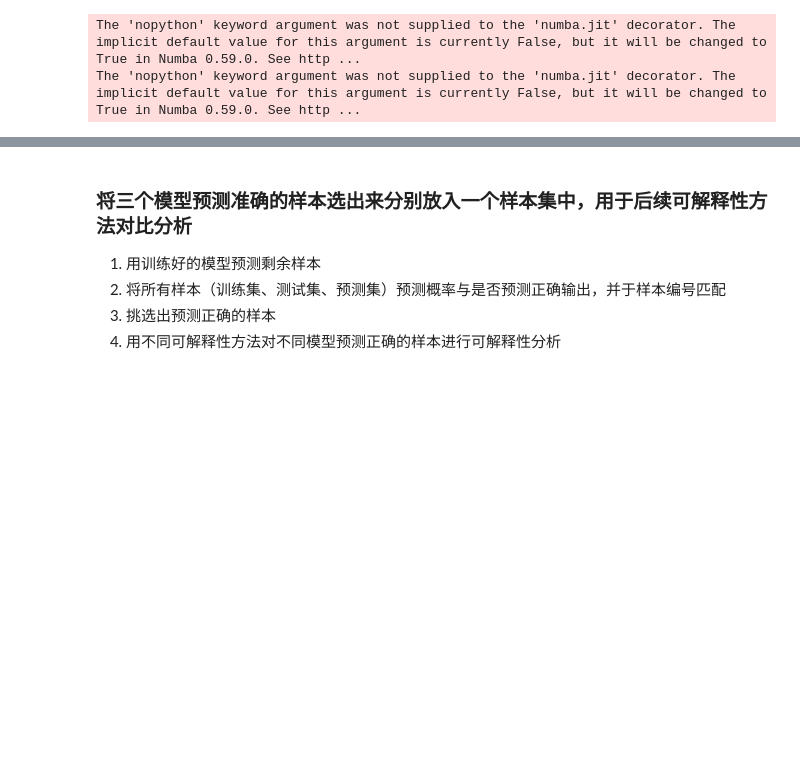
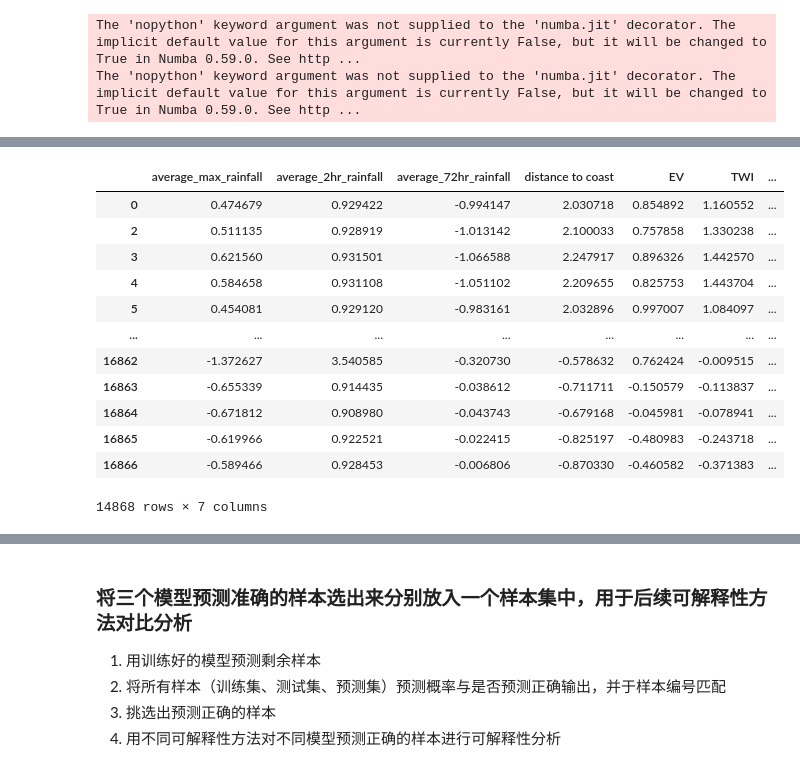
Before and after one commit to JiqiangXIE/Interpretable_ML_UFSM, a Jupyter notebook: Interpretable_ML_for_UFSM/code/interpretation methods comparision/interpretation methods comparision_230523.ipynb, the cells around one changed output, grey strips where cells are left out. Drawn from its saved outputs; the diff is of its cells as text; code cells hidden in the pictures; blank space fills up the shorter version.

```diff
--- a/Interpretable_ML_for_UFSM/code/interpretation methods comparision/interpretation methods comparision_230523.ipynb
+++ b/Interpretable_ML_for_UFSM/code/interpretation methods comparision/interpretation methods comparision_230523.ipynb
@@ -355,0 +157,16 @@ number of one: 2466
+# %%
+X_pred
+# %% [output]
+|  | average_max_rainfall | average_2hr_rainfall | average_72hr_rainfall | distance to coast | EV | TWI | ... |
+| 0 | 0.474679 | 0.929422 | -0.994147 | 2.030718 | 0.854892 | 1.160552 | ... |
+| 2 | 0.511135 | 0.928919 | -1.013142 | 2.100033 | 0.757858 | 1.330238 | ... |
+| 3 | 0.621560 | 0.931501 | -1.066588 | 2.247917 | 0.896326 | 1.442570 | ... |
+| 4 | 0.584658 | 0.931108 | -1.051102 | 2.209655 | 0.825753 | 1.443704 | ... |
+| 5 | 0.454081 | 0.929120 | -0.983161 | 2.032896 | 0.997007 | 1.084097 | ... |
+| ... | ... | ... | ... | ... | ... | ... | ... |
+| 16862 | -1.372627 | 3.540585 | -0.320730 | -0.578632 | 0.762424 | -0.009515 | ... |
+| 16863 | -0.655339 | 0.914435 | -0.038612 | -0.711711 | -0.150579 | -0.113837 | ... |
+| 16864 | -0.671812 | 0.908980 | -0.043743 | -0.679168 | -0.045981 | -0.078941 | ... |
+| 16865 | -0.619966 | 0.922521 | -0.022415 | -0.825197 | -0.480983 | -0.243718 | ... |
+| 16866 | -0.589466 | 0.928453 | -0.006806 | -0.870330 | -0.460582 | -0.371383 | ... |
+14868 rows × 7 columns
```
Also changed, not shown: parts of 59 cells of this notebook.
